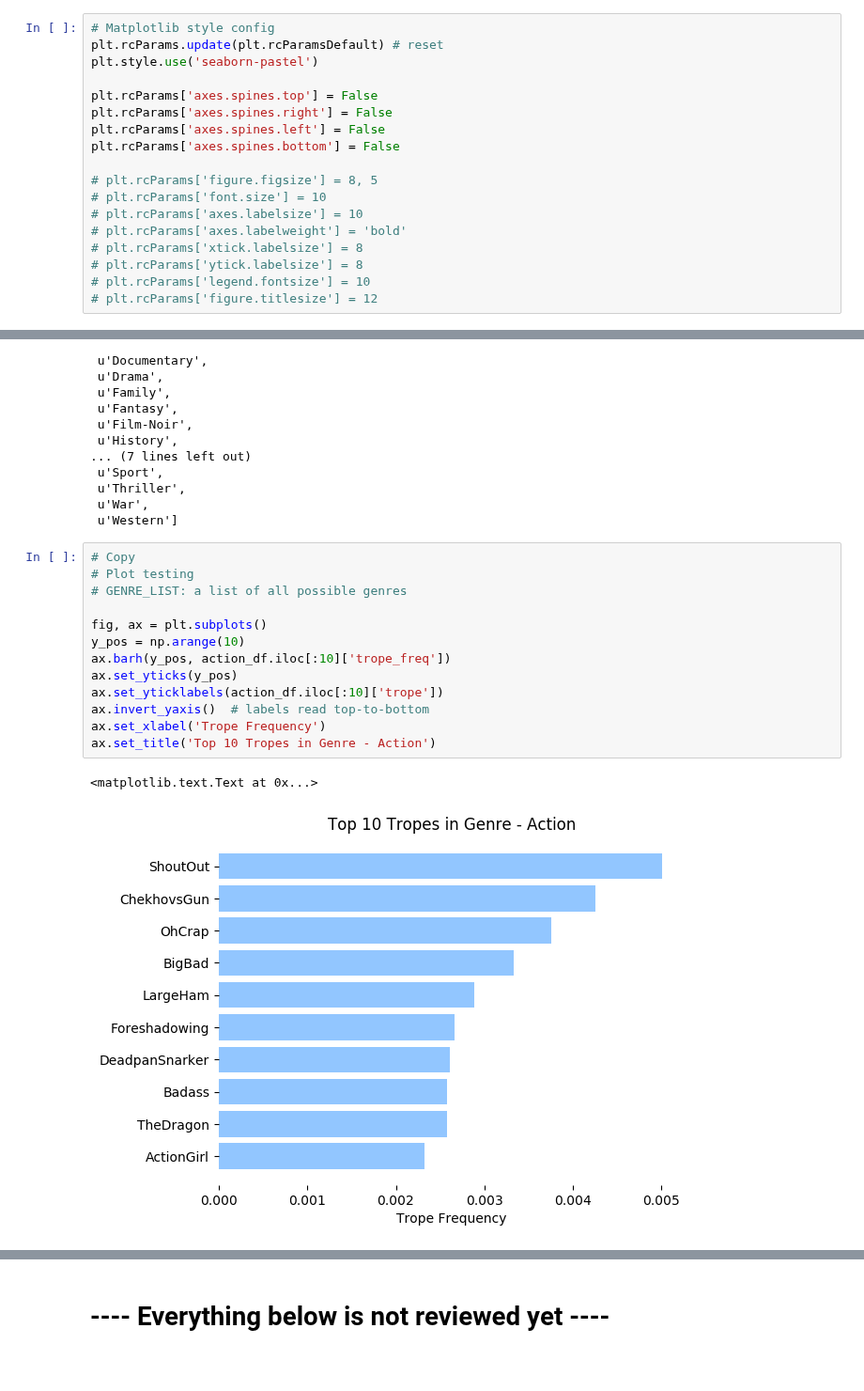
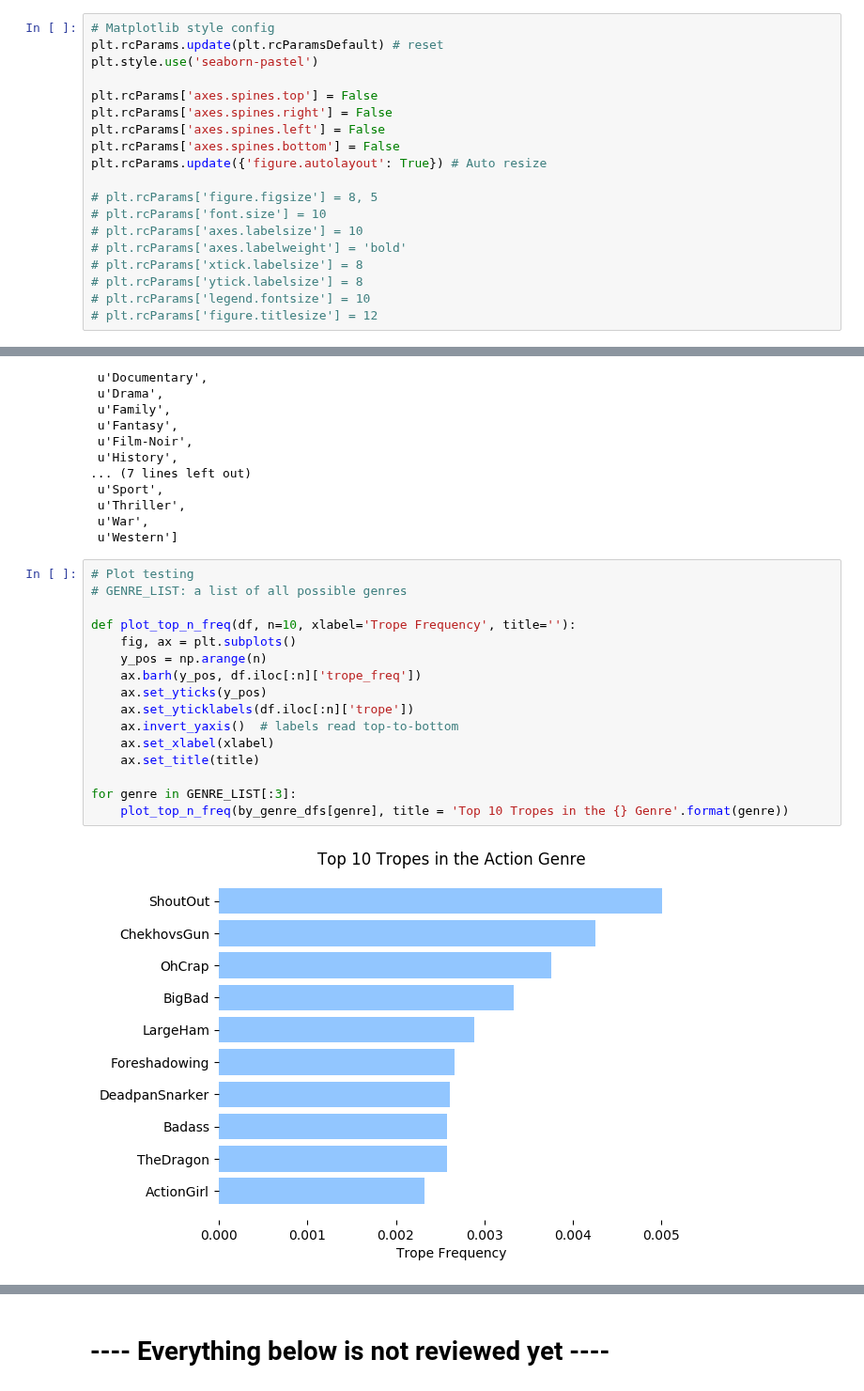
Before and after one commit to PeiZhangOSU/TV_Tropes_Exploratory, a Jupyter notebook: TVtropes.ipynb, the cells around one changed output, grey strips where cells are left out. Shown at 94% size. Saved outputs shown, nothing was run; the diff lists cells and outputs as text; blank space fills up the shorter version.

```diff
--- a/TVtropes.ipynb
+++ b/TVtropes.ipynb
@@ -339,6 +339,7 @@ plt.rcParams['axes.spines.top'] = False
 plt.rcParams['axes.spines.right'] = False
 plt.rcParams['axes.spines.left'] = False
 plt.rcParams['axes.spines.bottom'] = False
+plt.rcParams.update({'figure.autolayout': True}) # Auto resize
 
 # plt.rcParams['figure.figsize'] = 8, 5
 # plt.rcParams['font.size'] = 10
@@ -457,18 +458,20 @@ GENRE_LIST
  u'War',
  u'Western']
 # %%
-# Copy
 # Plot testing
 # GENRE_LIST: a list of all possible genres
 
-fig, ax = plt.subplots()
-y_pos = np.arange(10)
-ax.barh(y_pos, action_df.iloc[:10]['trope_freq'])
-ax.set_yticks(y_pos)
-ax.set_yticklabels(action_df.iloc[:10]['trope'])
-ax.invert_yaxis()  # labels read top-to-bottom
-ax.set_xlabel('Trope Frequency')
-ax.set_title('Top 10 Tropes in Genre - Action')
+def plot_top_n_freq(df, n=10, xlabel='Trope Frequency', title=''):
+    fig, ax = plt.subplots()
+    y_pos = np.arange(n)
+    ax.barh(y_pos, df.iloc[:n]['trope_freq'])
+    ax.set_yticks(y_pos)
+    ax.set_yticklabels(df.iloc[:n]['trope'])
+    ax.invert_yaxis()  # labels read top-to-bottom
+    ax.set_xlabel(xlabel)
+    ax.set_title(title)
+
+for genre in GENRE_LIST[:3]:
+    plot_top_n_freq(by_genre_dfs[genre], title = 'Top 10 Tropes in the {} Genre'.format(genre))
 # %% [output]
-<matplotlib.text.Text at 0x...>
-[figure, old version]
+[figure, new version]
```
Also changed, not shown: parts of 4 cells of this notebook, 1 other file.
